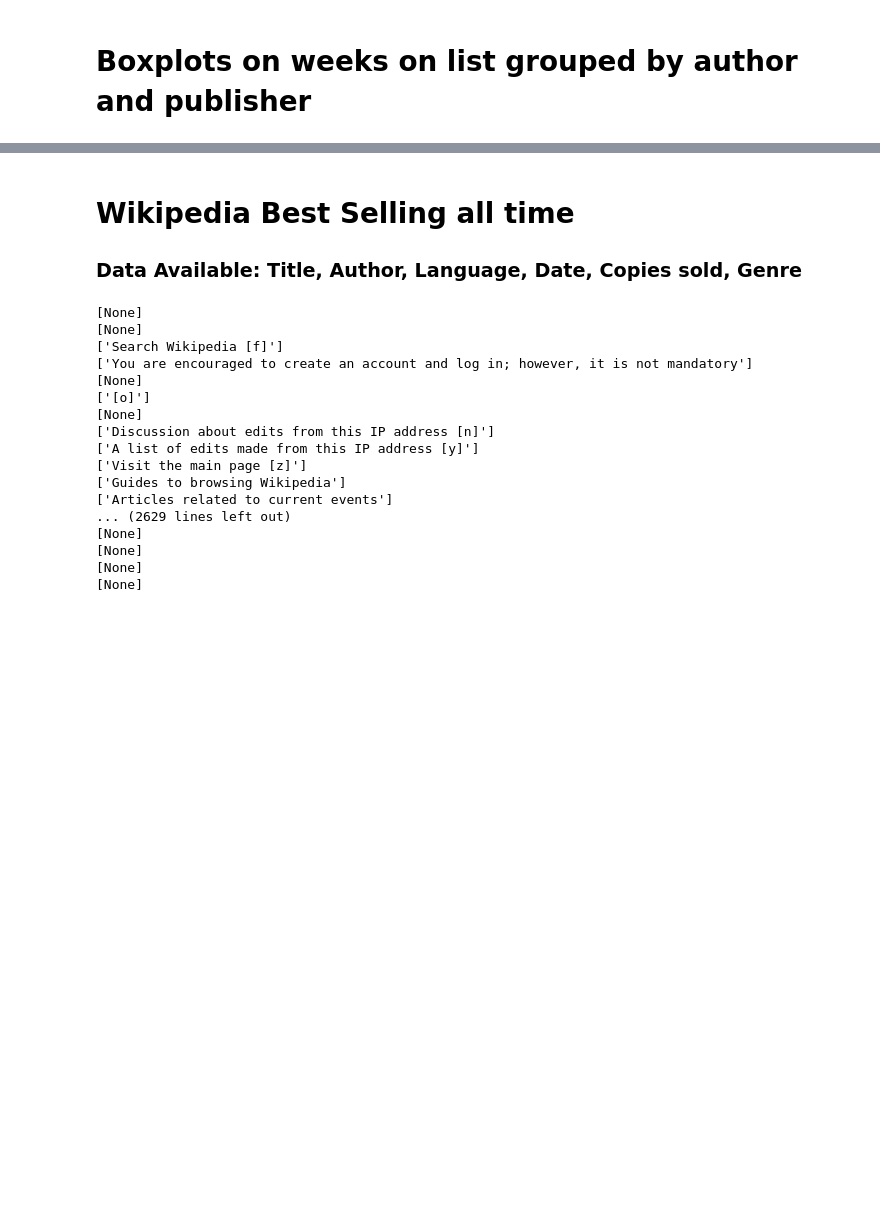
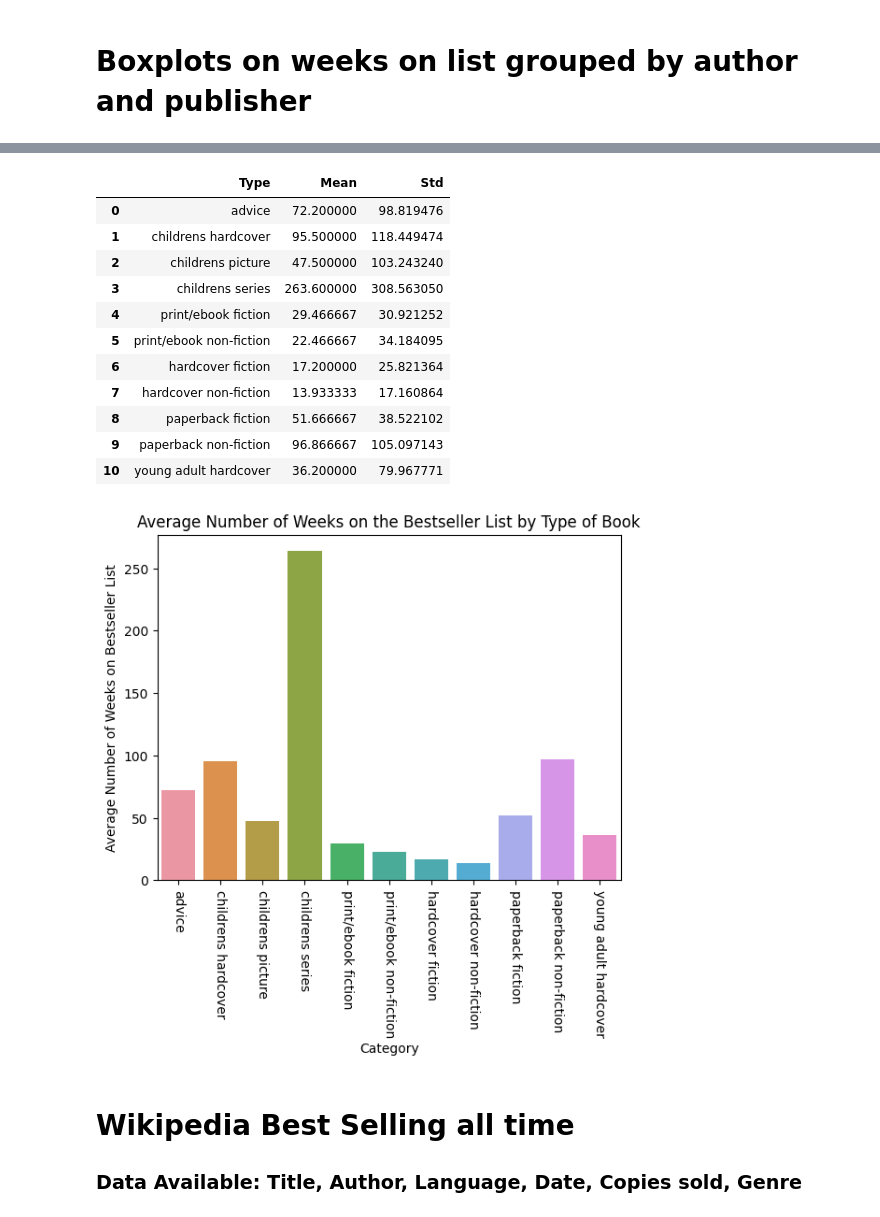
Before and after one commit to AndrewCurtis27/CS6830_proj3, a Jupyter notebook: proj3.ipynb, the cells around one changed output, grey strips where cells are left out. Drawn from its saved outputs; the diff is of its cells as text; code cells hidden in the pictures; blank space fills up the shorter version.

```diff
--- a/proj3.ipynb
+++ b/proj3.ipynb
@@ -269,3 +328,25 @@ plt.close()
+# %%
+plt.figure()
+ax = sns.barplot(data=by_type_stats, x='Type', y='Mean')
+ax.tick_params(axis='x', rotation=-90, labelsize=10)
+ax.set_ylabel("Average Number of Weeks on Bestseller List")
+ax.set_xlabel("Category")
+ax.set_title("Average Number of Weeks on the Bestseller List by Type of Book")
+display(by_type_stats)
+# %% [output]
+|  | Type | Mean | Std |
+| 0 | advice | 72.200000 | 98.819476 |
+| 1 | childrens hardcover | 95.500000 | 118.449474 |
+| 2 | childrens picture | 47.500000 | 103.243240 |
+| 3 | childrens series | 263.600000 | 308.563050 |
+| 4 | print/ebook fiction | 29.466667 | 30.921252 |
+| 5 | print/ebook non-fiction | 22.466667 | 34.184095 |
+| 6 | hardcover fiction | 17.200000 | 25.821364 |
+| 7 | hardcover non-fiction | 13.933333 | 17.160864 |
+| 8 | paperback fiction | 51.666667 | 38.522102 |
+| 9 | paperback non-fiction | 96.866667 | 105.097143 |
+| 10 | young adult hardcover | 36.200000 | 79.967771 |
+[figure, added]
 # %%
 
 # html = requests.get('https://www.nytimes.com/books/best-sellers/combined-print-and-e-book-fiction/', timeout=(5, 30))
@@ -315,25 +396,7 @@ html = requests.get('https://en.wikipedia.org/wiki/List_of_best-selling_books',
 soup = BeautifulSoup(html.text, 'html5lib')
 # %%
 for titles in soup.find_all('a', href=True):
-    print(titles.get_attribute_list('title'))
+    titles.get_attribute_list('title')
-# %% [output]
-[None]
-[None]
-['Search Wikipedia [f]']
-['You are encouraged to create an account and log in; however, it is not mandatory']
-[None]
-['[o]']
-[None]
-['Discussion about edits from this IP address [n]']
-['A list of edits made from this IP address [y]']
-['Visit the main page [z]']
-['Guides to browsing Wikipedia']
-['Articles related to current events']
-... (2629 lines left out)
-[None]
-[None]
-[None]
-[None]
 # %%
 titles = set()
 authors = set()
```
Also changed, not shown: parts of 28 cells of this notebook.
